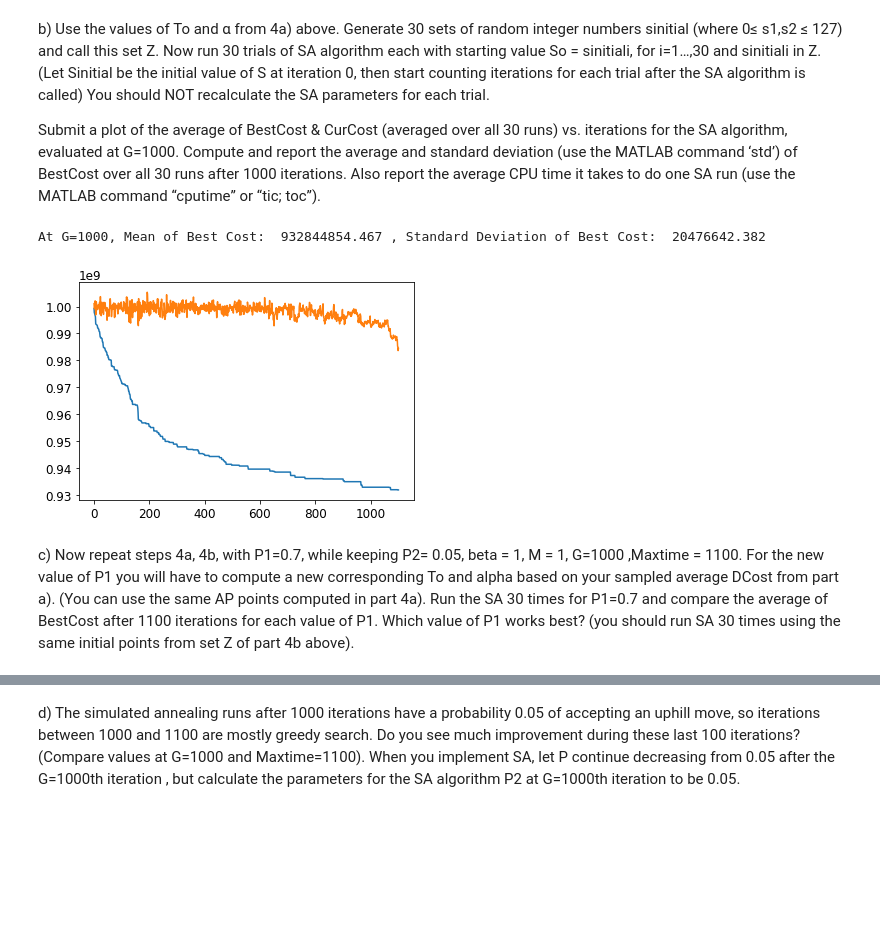
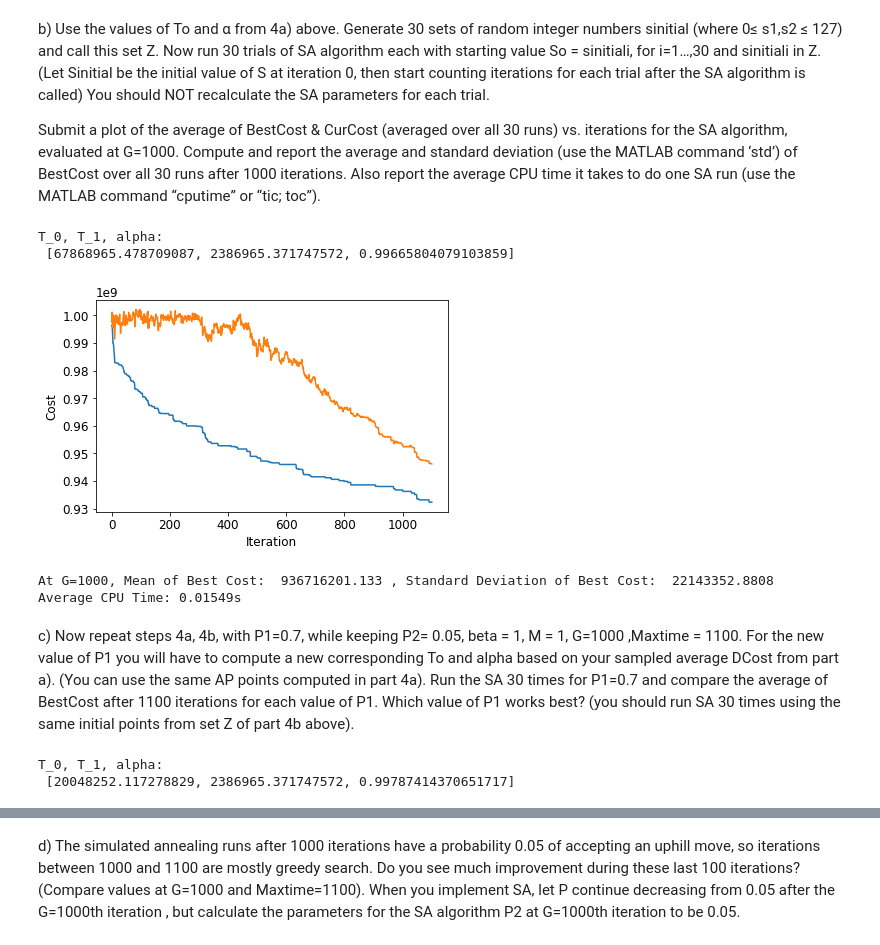
Before and after one commit to aloisiusStephen/IE6511_HW, a Jupyter notebook: HW2/Homework 2.ipynb, the cells around one changed output, grey strips where cells are left out. Drawn from its saved outputs; the diff is of its cells as text; code cells hidden in the pictures; blank space fills up the shorter version.

```diff
--- a/HW2/Homework 2.ipynb
+++ b/HW2/Homework 2.ipynb
@@ -227,55 +227,82 @@ def SAparameter(P1, P2, G):
     sCostS=np.sort(CostS);
     sumCost=0;
     for i in range(1,20+1) :
-        sumCost=sumCost+sCostS[i]-sCostS[1];
+        sumCost=sumCost+sCostS[i]-sCostS[0];
 
     deltaCost=sumCost/20;
     T0=-deltaCost/np.log(P1);
     T1=-deltaCost/np.log(P2);
     alpha= np.power(np.log(P1)/np.log(P2), (1/G) );
 
-    param = [T0,T1,alpha]
+    param = [T0,T1,alpha,deltaCost]
 
     return param
 # %% [markdown]
 b) Use the values of To and α from 4a) above.   Generate 30 sets of random integer numbers sinitial (where 0≤ s1,s2 ≤ 127) and call this set Z. Now run 30 trials of SA algorithm each with starting value So = sinitiali, for i=1…,30 and sinitiali in Z. (Let Sinitial be the initial value of S at iteration 0, then start counting iterations for each trial  after the SA algorithm is called) You should NOT recalculate the SA parameters for each trial.
 
 Submit a plot of the average of BestCost & CurCost (averaged over all 30 runs) vs. iterations for the SA algorithm, evaluated at G=1000. Compute and report the average and standard deviation (use the MATLAB command ‘std’) of BestCost over all 30 runs after 1000 iterations.   Also report the average CPU time it takes to do one SA run (use the MATLAB command “cputime”  or “tic; toc”).
+# %%
+P1, P2, G = 0.9, 0.05, 1000;
+param = SAparameter(P1,P2,G)
+T0 = param[0]
+alpha = param[2]
+print('T_0, T_1, alpha: \n', param[0:3])
+# %% [output]
+T_0, T_1, alpha:
+ [67868965.478709087, 2386965.371747572, 0.99665804079103859]
 # %%
-P1, P2, G = 0.9, 0.05, 1000;
-param = SAparameter(P1,P2,G)
-T0 = param[0]
-alpha = param[2]
-
 Z = [[np.random.randint(0,128), np.random.randint(0,128)]]
 for i in range (0,30):
     Z.append([np.random.randint(0,128), np.random.randint(0,128)]);
 
+import time
+cpu_time = []
+
+start_time = time.time()
 sol = SA(Z[0],T0,alpha,1,1,1100)
+cpu_time.append(time.time() - start_time)
+
 curCost = np.array(sol[0][:,1])
 bestCost = np.array(sol[0][:,2])
 itr = np.array(sol[0][:,0])
 
 for i in range (1,30):
+        start_time = time.time()
         sol = SA(Z[i],T0,alpha,1,1,1100)
+        cpu_time.append(time.time() - start_time)
         curCost = np.c_[curCost,sol[0][:,1]]
         bestCost = np.c_[bestCost,sol[0][:,2]]
 
 cur_mean = np.mean(curCost, axis = 1)
 best_mean= np.mean(bestCost, axis = 1)
 
 df_sol = pd.DataFrame({ "avgCurCost":cur_mean, "avgBestCost": best_mean})
 
 plt.plot(itr,df_sol)
+plt.xlabel('Iteration')
+plt.ylabel('Cost')
 
-avgBest = np.mean(bestCost[999,:])
-sdBest = np.std(bestCost[999,:])
-
-
-print("At G=1000, Mean of Best Cost: ", avgBest, ", Standard Deviation of Best Cost: ",sdBest)
+plt.tight_layout()
 # %% [output]
-At G=1000, Mean of Best Cost:  932844854.467 , Standard Deviation of Best Cost:  20476642.382
-[figure, old version]
+[figure, new version]
+# %%
+avgBest = np.mean(bestCost[999,:])
+sdBest = np.std(bestCost[999,:])
+print("At G=1000, Mean of Best Cost: ", avgBest, ", Standard Deviation of Best Cost: ",sdBest)
+print("Average CPU Time: %.5fs" %np.mean(cpu_time))
+# %% [output]
+At G=1000, Mean of Best Cost:  936716201.133 , Standard Deviation of Best Cost:  22143352.8808
+Average CPU Time: 0.01549s
 # %% [markdown]
 c) Now repeat steps 4a, 4b, with P1=0.7, while keeping P2= 0.05, beta = 1, M = 1, G=1000 ,Maxtime = 1100.  For the new value  of P1 you will have to compute a new corresponding To and alpha based on your sampled average DCost from part a).   (You can use the same AP points computed in part 4a).
 Run the SA 30 times for P1=0.7 and compare the average of BestCost after 1100 iterations for each value of P1.  Which value of P1 works best? (you should run SA 30 times using the same initial points from set Z of part 4b above).
+# %%
+P1, P2, G = 0.7, 0.05, 1000;
+deltaCost = param[3]
+T0=-deltaCost/np.log(P1);
+T1=-deltaCost/np.log(P2);
+alpha= np.power(np.log(P1)/np.log(P2), (1/G) );
+print('T_0, T_1, alpha: \n',[T0,T1,alpha])
+# %% [output]
+T_0, T_1, alpha:
+ [20048252.117278829, 2386965.371747572, 0.99787414370651717]
```
Also changed, not shown: parts of 3 cells of this notebook.
